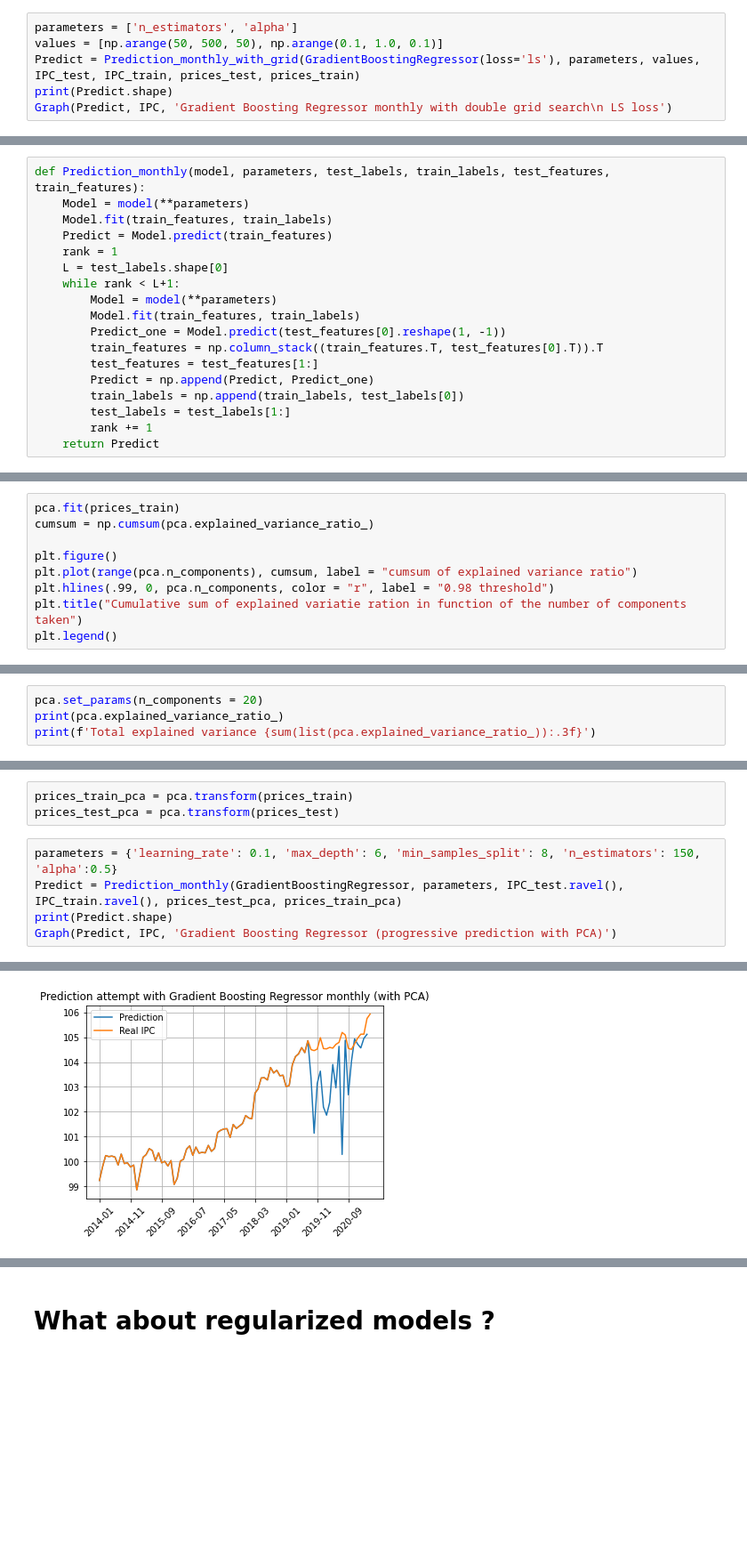
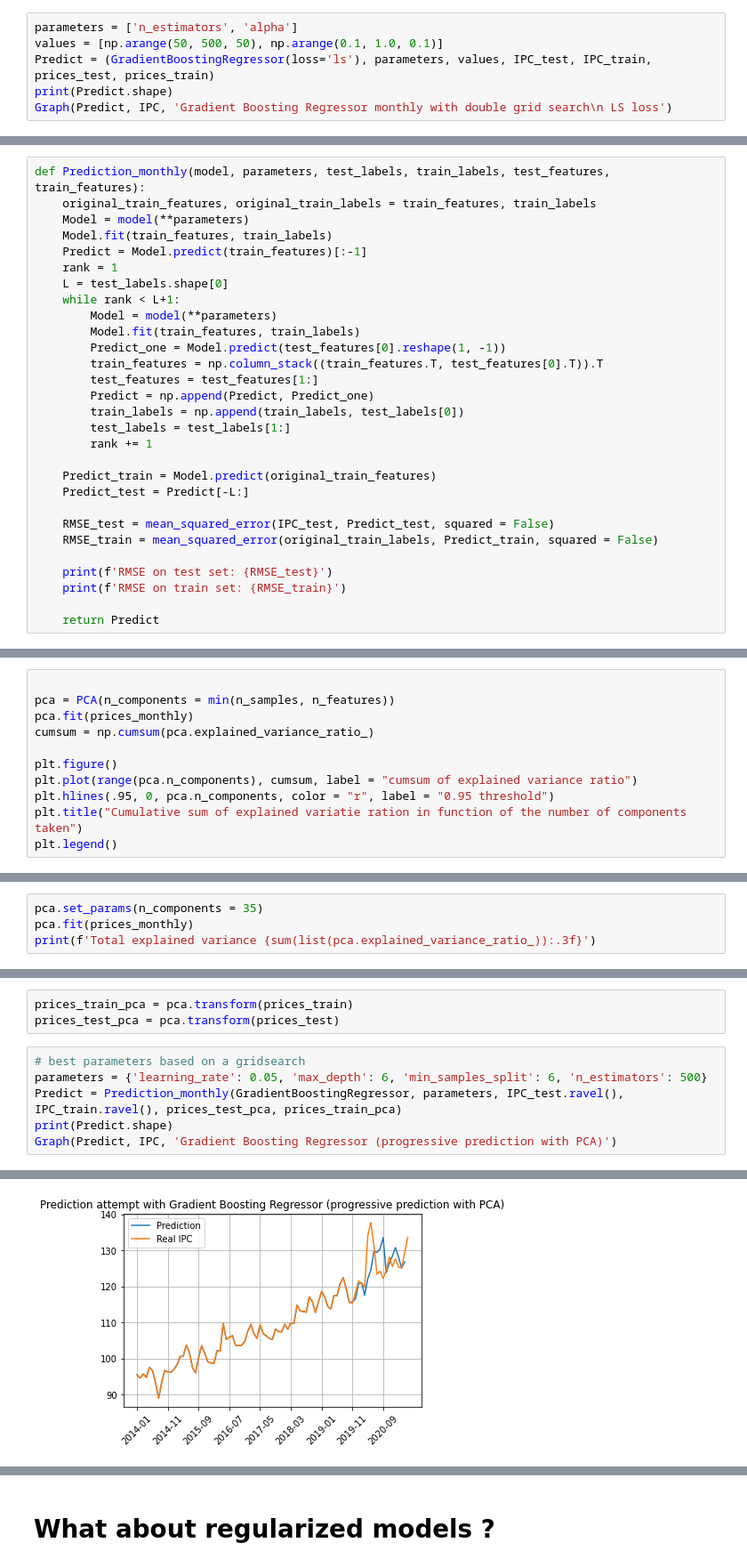
Before and after one commit to TristanBeuzelin/Projet-info-BNP, a Jupyter notebook: programms/simulations/Notebook/Global_notebook.ipynb, the cells around one changed output, grey strips where cells are left out. Shown at 89% size. Cells and saved outputs as stored; diff of their text form; blank space fills up the shorter version.

```diff
--- a/programms/simulations/Notebook/Global_notebook.ipynb
+++ b/programms/simulations/Notebook/Global_notebook.ipynb
@@ -183,16 +211,17 @@ Best model found : GradientBoostingRegressor(loss='quantile', n_estimators=450)
 # %%
 parameters = ['n_estimators', 'alpha']
 values = [np.arange(50, 500, 50), np.arange(0.1, 1.0, 0.1)]
-Predict = Prediction_monthly_with_grid(GradientBoostingRegressor(loss='ls'), parameters, values, IPC_test, IPC_train, prices_test, prices_train)
+Predict = (GradientBoostingRegressor(loss='ls'), parameters, values, IPC_test, IPC_train, prices_test, prices_train)
 print(Predict.shape)
 Graph(Predict, IPC, 'Gradient Boosting Regressor monthly with double grid search\n LS loss')
 # %% [markdown]
 The grid search is apparently not helping us that much. Let's build a simple progressive prediction function, with given parameters and test it on our Gradient Boosting Regressor. The parameters we'll use are those found in the quantile test notebook.
 # %%
 def Prediction_monthly(model, parameters, test_labels, train_labels, test_features, train_features):
+    original_train_features, original_train_labels = train_features, train_labels
     Model = model(**parameters)
     Model.fit(train_features, train_labels)
-    Predict = Model.predict(train_features)
+    Predict = Model.predict(train_features)[:-1]
     rank = 1
     L = test_labels.shape[0]
     while rank < L+1:
@@ -205,5 +234,15 @@ def Prediction_monthly(model, parameters, test_labels, train_labels, test_featur
         train_labels = np.append(train_labels, test_labels[0])
         test_labels = test_labels[1:]
         rank += 1
+
+    Predict_train = Model.predict(original_train_features)
+    Predict_test = Predict[-L:]
+
+    RMSE_test = mean_squared_error(IPC_test, Predict_test, squared = False)
+    RMSE_train = mean_squared_error(original_train_labels, Predict_train, squared = False)
+
+    print(f'RMSE on test set: {RMSE_test}')
+    print(f'RMSE on train set: {RMSE_train}')
+
     return Predict
 # %%
@@ -225,10 +265,12 @@ pca = PCA(n_components = 68)
 # %%
-pca.fit(prices_train)
+
+pca = PCA(n_components = min(n_samples, n_features))
+pca.fit(prices_monthly)
 cumsum = np.cumsum(pca.explained_variance_ratio_)
 
 plt.figure()
 plt.plot(range(pca.n_components), cumsum, label = "cumsum of explained variance ratio")
-plt.hlines(.99, 0, pca.n_components, color = "r", label = "0.98 threshold")
+plt.hlines(.95, 0, pca.n_components, color = "r", label = "0.95 threshold")
 plt.title("Cumulative sum of explained variatie ration in function of the number of components taken")
 plt.legend()
 # %% [output]
@@ -239,5 +286,5 @@ As we can see, with about 20 components we can explain 98% of the result.
 # %%
-pca.set_params(n_components = 20)
-print(pca.explained_variance_ratio_)
+pca.set_params(n_components = 35)
+pca.fit(prices_monthly)
 print(f'Total explained variance {sum(list(pca.explained_variance_ratio_)):.3f}')
 # %% [output]
@@ -263,7 +293,8 @@ Total explained variance 1.000
 prices_train_pca = pca.transform(prices_train)
 prices_test_pca = pca.transform(prices_test)
 # %%
-parameters = {'learning_rate': 0.1, 'max_depth': 6, 'min_samples_split': 8, 'n_estimators': 150, 'alpha':0.5}
+# best parameters based on a gridsearch
+parameters = {'learning_rate': 0.05, 'max_depth': 6, 'min_samples_split': 6, 'n_estimators': 500}
 Predict = Prediction_monthly(GradientBoostingRegressor, parameters, IPC_test.ravel(), IPC_train.ravel(), prices_test_pca, prices_train_pca)
 print(Predict.shape)
 Graph(Predict, IPC, 'Gradient Boosting Regressor (progressive prediction with PCA)')
@@ -272 +305 @@ Graph(Predict, IPC, 'Gradient Boosting Regressor (progressive prediction with PC
-[figure, old version]
+[figure, new version]
```
Also changed, not shown: parts of 30 cells of this notebook, 1 other file.
